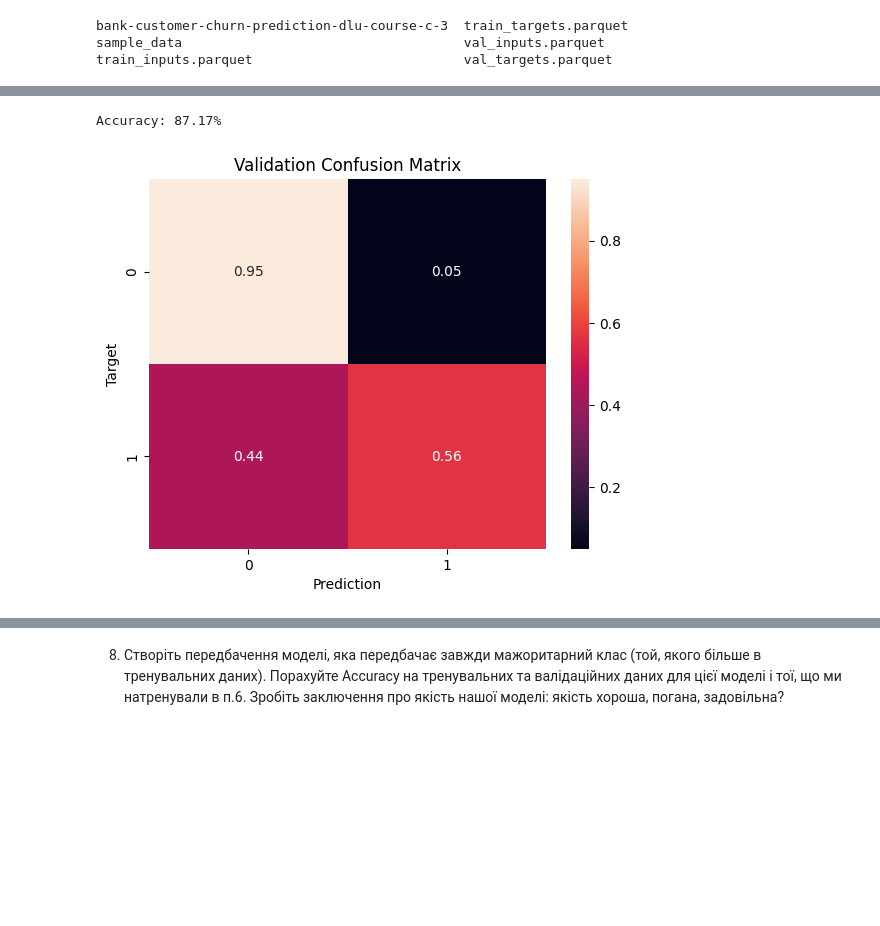
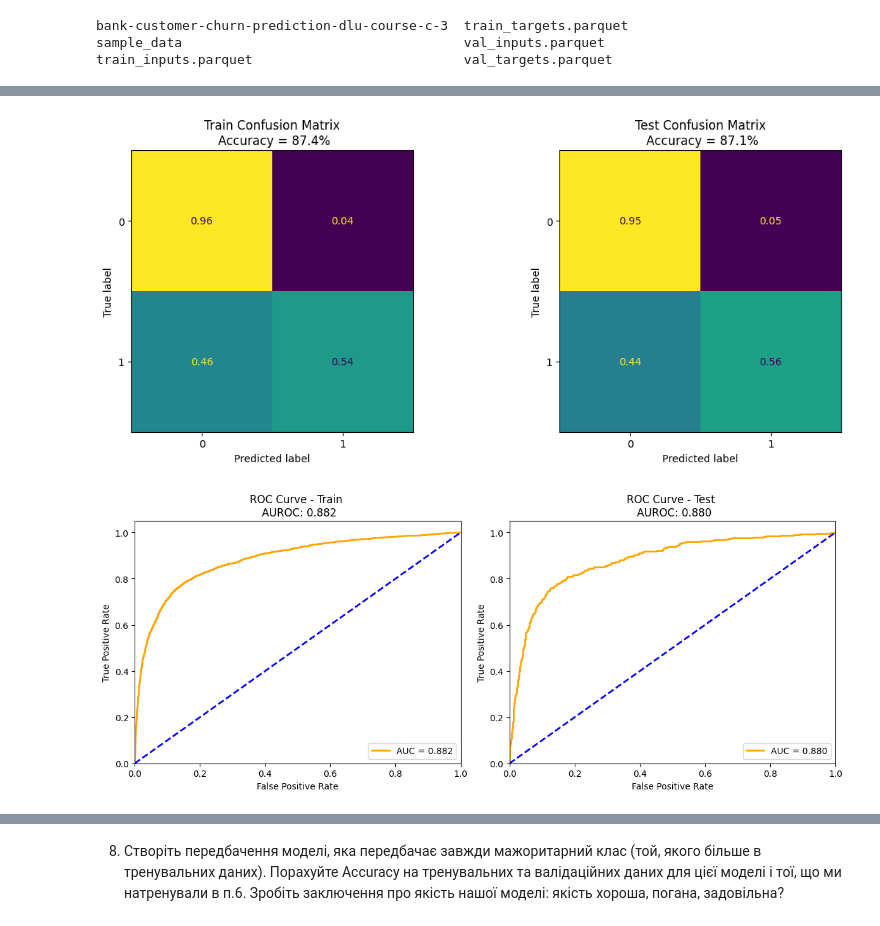
Before and after one commit to Alenushka2013/ML_for_people_tasks, a Jupyter notebook: HW_2_2_2_Logistic_regression_with_scikit_learn.ipynb, the cells around one changed output, grey strips where cells are left out. Drawn from its saved outputs; the diff is of its cells as text; code cells hidden in the pictures; blank space fills up the shorter version.

```diff
--- a/HW_2_2_2_Logistic_regression_with_scikit_learn.ipynb
+++ b/HW_2_2_2_Logistic_regression_with_scikit_learn.ipynb
@@ -322,2 +222,0 @@ def predict_and_plot(inputs, targets, name=''):
-# %%
-train_preds = predict_and_plot(X_train, train_targets, 'Training')
@@ -327,6 +223,68 @@ Accuracy: 87.42%
-# %%
-val_preds = predict_and_plot(X_val, val_targets, 'Validation')
-# %% [output]
-Accuracy: 87.17%
-[figure, removed]
+# %%
+import matplotlib.pyplot as plt
+from sklearn.metrics import ConfusionMatrixDisplay, confusion_matrix, accuracy_score
+
+# Обчислюємо матриці і метрики
+cm_train = confusion_matrix(train_targets, train_preds, normalize='true')
+cm_test = confusion_matrix(val_targets, val_preds, normalize='true')
+
+accuracy_train = round(accuracy_score(train_targets, train_preds), 3)
+accuracy_test = round(accuracy_score(val_targets, val_preds), 3)
+
+# Малюємо поруч
+fig, axes = plt.subplots(1, 2, figsize=(12, 5))
+
+ConfusionMatrixDisplay(cm_train).plot(ax=axes[0], colorbar=False)
+axes[0].set_title(f'Train Confusion Matrix\n Accuracy = {accuracy_train * 100}%')
+
+ConfusionMatrixDisplay(cm_test).plot(ax=axes[1], colorbar=False)
+axes[1].set_title(f'Test Confusion Matrix\n Accuracy = {accuracy_test * 100}%')
+
+plt.tight_layout()
+plt.show()
+# %% [output]
+[figure, added]
+# %%
+import matplotlib.pyplot as plt
+from sklearn.metrics import roc_curve, auc
+
+# Ймовірності для train і test
+y_pred_proba_train = model.predict_proba(X_train)[:, 1]
+y_pred_proba_test = model.predict_proba(X_val)[:, 1]
+
+# ROC для train
+fpr_train, tpr_train, _ = roc_curve(train_targets, y_pred_proba_train)
+roc_auc_train = auc(fpr_train, tpr_train)
+
+# ROC для test
+fpr_test, tpr_test, _ = roc_curve(val_targets, y_pred_proba_test)
+roc_auc_test = auc(fpr_test, tpr_test)
+
+# Створюємо два графіки поруч
+fig, axes = plt.subplots(1, 2, figsize=(12, 5))
+
+# ROC train
+axes[0].plot(fpr_train, tpr_train, color='orange', lw=2, label=f'AUC = {roc_auc_train:.3f}')
+axes[0].plot([0, 1], [0, 1], color='blue', lw=2, linestyle='--')
+axes[0].set_xlim([0.0, 1.0])
+axes[0].set_ylim([0.0, 1.05])
+axes[0].set_xlabel('False Positive Rate')
+axes[0].set_ylabel('True Positive Rate')
+axes[0].set_title(f'ROC Curve - Train \n AUROC: {roc_auc_train:.3f}')
+axes[0].legend(loc="lower right")
+
+# ROC test
+axes[1].plot(fpr_test, tpr_test, color='orange', lw=2, label=f'AUC = {roc_auc_test:.3f}')
+axes[1].plot([0, 1], [0, 1], color='blue', lw=2, linestyle='--')
+axes[1].set_xlim([0.0, 1.0])
+axes[1].set_ylim([0.0, 1.05])
+axes[1].set_xlabel('False Positive Rate')
+axes[1].set_ylabel('True Positive Rate')
+axes[1].set_title(f'ROC Curve - Test \n AUROC: {roc_auc_test:.3f}')
+axes[1].legend(loc="lower right")
+
+plt.tight_layout()
+plt.show()
+# %% [output]
+[figure, added]
 # %%
```
Also changed, not shown: parts of 55 cells of this notebook.
